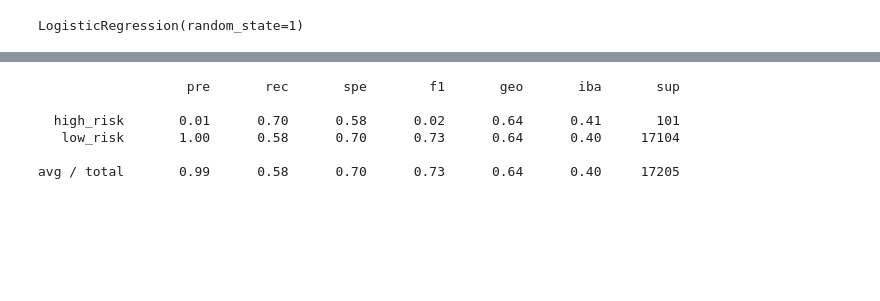
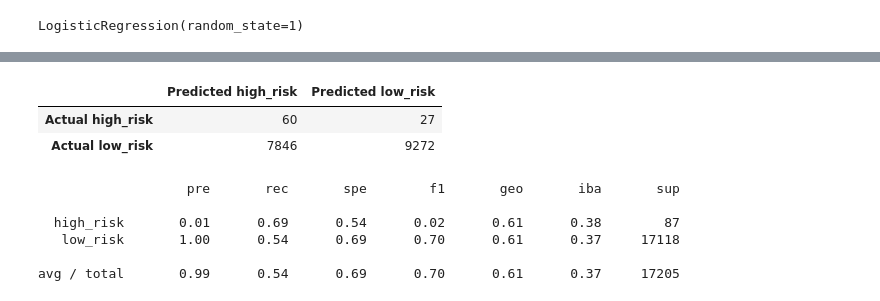
Before and after one commit to DevTrav/Credit_Risk_Analysis, a Jupyter notebook: Module-17-Challenge-Resources/credit_risk_resampling.ipynb, the cells around one changed output, grey strips where cells are left out. Cells and saved outputs as stored; diff of their text form; code cells hidden in the pictures; blank space fills up the shorter version.

Commit message:
Adding comdination undersamplingand oversampling  algorithm with  confusion matrix

```diff
--- a/Module-17-Challenge-Resources/credit_risk_resampling.ipynb
+++ b/Module-17-Challenge-Resources/credit_risk_resampling.ipynb
@@ -299,5 +299,8 @@ Note: Use a random state of 1 for each sampling algorithm to ensure consistency
 # %%
 # Resample the training data with SMOTEENN
 # Warning: This is a large dataset, and this step may take some time to complete
-# YOUR CODE HERE
+from imblearn.combine import SMOTEENN
+smoteenn = SMOTEENN(random_state=1)
+X_resampled, y_resampled = smoteenn.fit_resample(X_train, y_train)
+Counter(y_resampled)
 # %% [output]
@@ -305,9 +308,10 @@ Counter({'loan_status': 1})
 # %%
 # Train the Logistic Regression model using the resampled data
-# YOUR CODE HERE
+logreg.fit(X_resampled, y_resampled)
 # %% [output]
 LogisticRegression(random_state=1)
 # %%
 # Calculated the balanced accuracy score
-# YOUR CODE HERE
+y_pred = logreg.predict(X_test)
+balanced_accuracy_score(y_test, y_pred)
 # %% [output]
@@ -321,10 +319,23 @@ array([[  71,   30],
+# %%
+# Display the confusion matrix
+# Calculating the confusion matrix
+cm = confusion_matrix(y_test, y_pred)
+
+# Create a DataFrame from the confusion matrix.
+cm_df = pd.DataFrame(
+    cm, index=["Actual high_risk", "Actual low_risk"], columns=["Predicted high_risk", "Predicted low_risk"])
+cm_df
+# %% [output]
+|  | Predicted high_risk | Predicted low_risk |
+| Actual high_risk | 60 | 27 |
+| Actual low_risk | 7846 | 9272 |
 # %%
 # Print the imbalanced classification report
-# YOUR CODE HERE
+print(classification_report_imbalanced(y_test, y_pred))
 # %% [output]
                    pre       rec       spe        f1       geo       iba       sup
 
-  high_risk       0.01      0.70      0.58      0.02      0.64      0.41       101
-   low_risk       1.00      0.58      0.70      0.73      0.64      0.40     17104
+  high_risk       0.01      0.69      0.54      0.02      0.61      0.38        87
+   low_risk       1.00      0.54      0.69      0.70      0.61      0.37     17118
 
-avg / total       0.99      0.58      0.70      0.73      0.64      0.40     17205
+avg / total       0.99      0.54      0.69      0.70      0.61      0.37     17205
```
Also changed, not shown: parts of 3 cells of this notebook.
